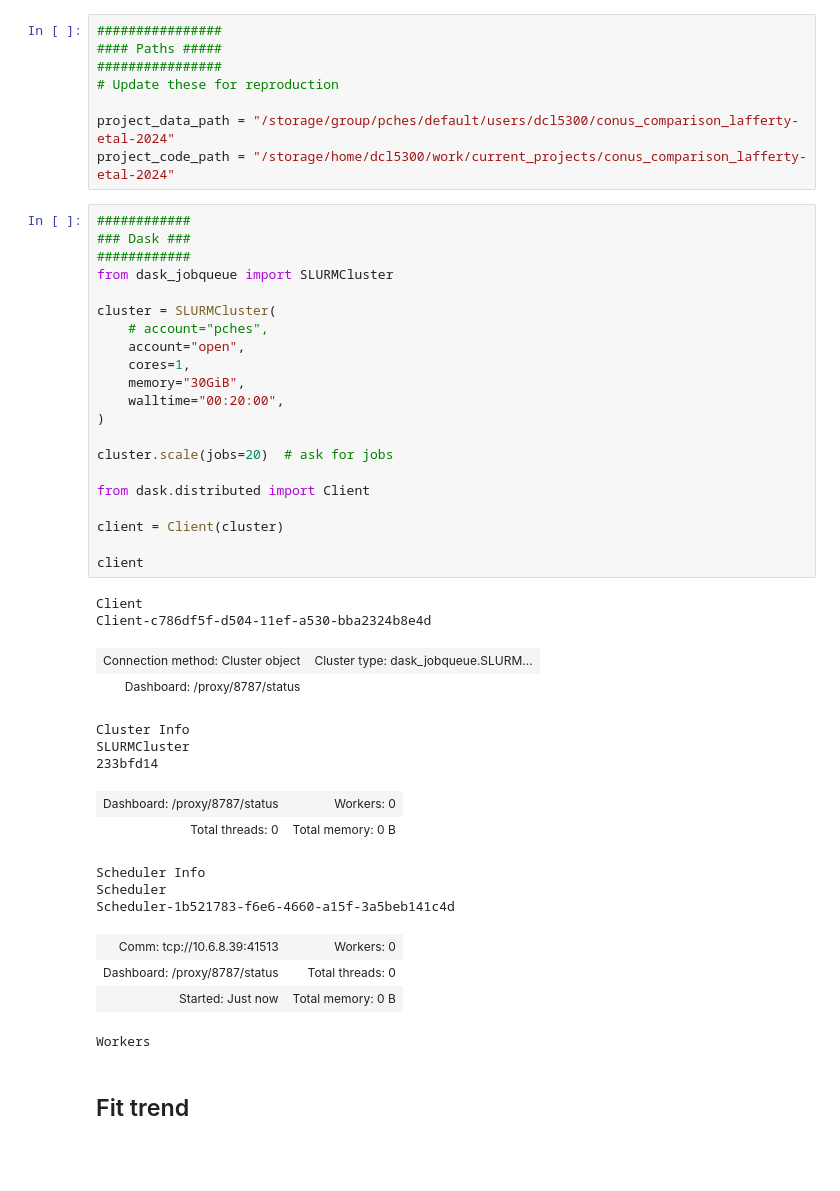
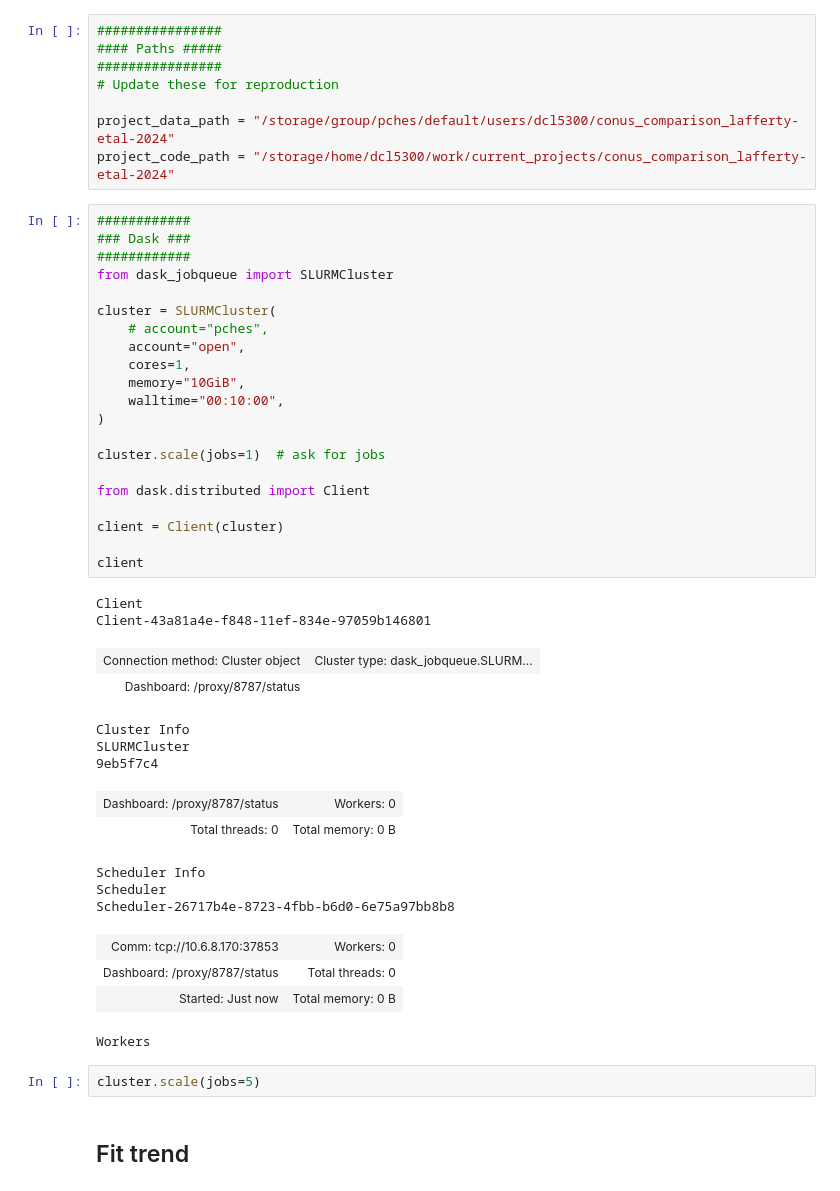
Before and after one commit to david0811/conus_comparison_lafferty-etal-2024, a Jupyter notebook: scripts/02c_trends.ipynb, the cells around one changed output. Drawn from its saved outputs; the diff is of its cells as text; blank space fills up the shorter version.

```diff
--- a/scripts/02c_trends.ipynb
+++ b/scripts/02c_trends.ipynb
@@ -16,44 +16,46 @@ from utils import loca_gard_mapping, trend_metric_ids as metric_ids
 
 project_data_path = "/storage/group/pches/default/users/dcl5300/conus_comparison_lafferty-etal-2024"
 project_code_path = "/storage/home/dcl5300/work/current_projects/conus_comparison_lafferty-etal-2024"
-# %%
-############
-### Dask ###
-############
-from dask_jobqueue import SLURMCluster
-
-cluster = SLURMCluster(
-    # account="pches",
-    account="open",
-    cores=1,
-    memory="30GiB",
-    walltime="00:20:00",
-)
-
-cluster.scale(jobs=20)  # ask for jobs
-
-from dask.distributed import Client
-
-client = Client(cluster)
-
-client
-# %% [output]
-Client
-Client-c786df5f-d504-11ef-a530-bba2324b8e4d
-| Connection method: Cluster object | Cluster type: dask_jobqueue.SLURM... |
-| Dashboard: /proxy/8787/status |  |
-Cluster Info
-SLURMCluster
-233bfd14
-| Dashboard: /proxy/8787/status | Workers: 0 |
-| Total threads: 0 | Total memory: 0 B |
-Scheduler Info
-Scheduler
-Scheduler-1b521783-f6e6-4660-a15f-3a5beb141c4d
-| Comm: tcp://10.6.8.39:41513 | Workers: 0 |
-| Dashboard: /proxy/8787/status | Total threads: 0 |
-| Started: Just now | Total memory: 0 B |
-Workers
+# %%
+############
+### Dask ###
+############
+from dask_jobqueue import SLURMCluster
+
+cluster = SLURMCluster(
+    # account="pches",
+    account="open",
+    cores=1,
+    memory="10GiB",
+    walltime="00:10:00",
+)
+
+cluster.scale(jobs=1)  # ask for jobs
+
+from dask.distributed import Client
+
+client = Client(cluster)
+
+client
+# %% [output]
+Client
+Client-43a81a4e-f848-11ef-834e-97059b146801
+| Connection method: Cluster object | Cluster type: dask_jobqueue.SLURM... |
+| Dashboard: /proxy/8787/status |  |
+Cluster Info
+SLURMCluster
+9eb5f7c4
+| Dashboard: /proxy/8787/status | Workers: 0 |
+| Total threads: 0 | Total memory: 0 B |
+Scheduler Info
+Scheduler
+Scheduler-26717b4e-8723-4fbb-b6d0-6e75a97bb8b8
+| Comm: tcp://10.6.8.170:37853 | Workers: 0 |
+| Dashboard: /proxy/8787/status | Total threads: 0 |
+| Started: Just now | Total memory: 0 B |
+Workers
+# %%
+cluster.scale(jobs=5)
 # %% [markdown]
 ## Fit trend
 # %%
```
Also changed, not shown: parts of 4 cells of this notebook, 17 other files.
